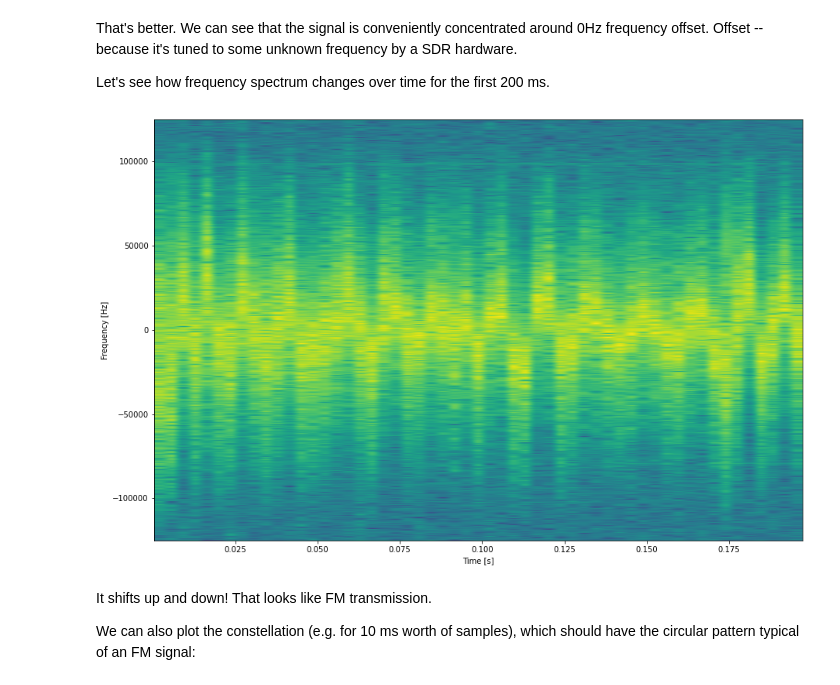
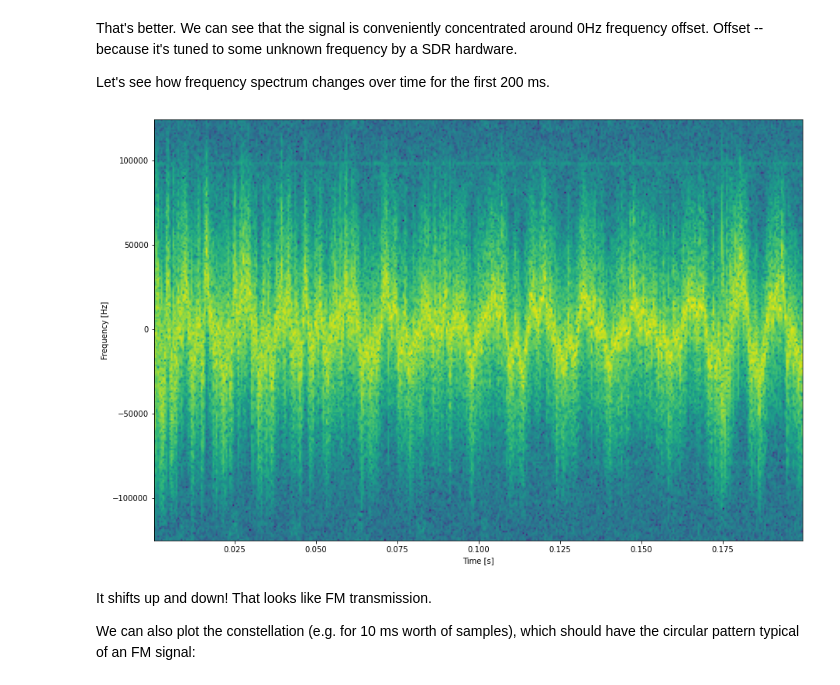
Before and after one commit to tocisz/jupyter_math, a Jupyter notebook: DSP/FM.ipynb, the cells around one changed output. Cells and saved outputs as stored; diff of their text form; code cells hidden in the pictures.

```diff
--- a/DSP/FM.ipynb
+++ b/DSP/FM.ipynb
@@ -58,15 +62,15 @@ Let's see how frequency spectrum changes over time for the first 200 ms.
 # %%
 timespan = 0.2
 N = int(timespan*Fs)
 x1 = data[:N,0] + 1j*data[:N,1]
 
 plt.figure(figsize=(15, 10))
-plt.specgram(x1, NFFT=1024, Fs=Fs)
+plt.specgram(x1, NFFT=256, Fs=Fs)
 plt.xlabel("Time [s]")
 plt.ylabel("Frequency [Hz]")
 plt.show()
 # %% [output]
-[figure, old version]
+[figure, new version]
 # %% [markdown]
 It shifts up and down! That looks like FM transmission.
 
```
Also changed, not shown: parts of 13 cells of this notebook.
